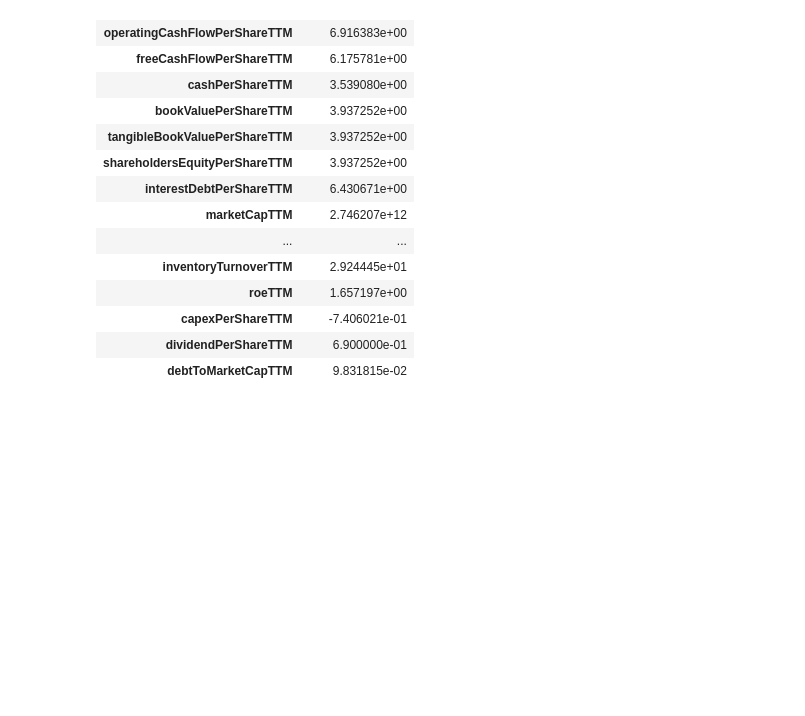
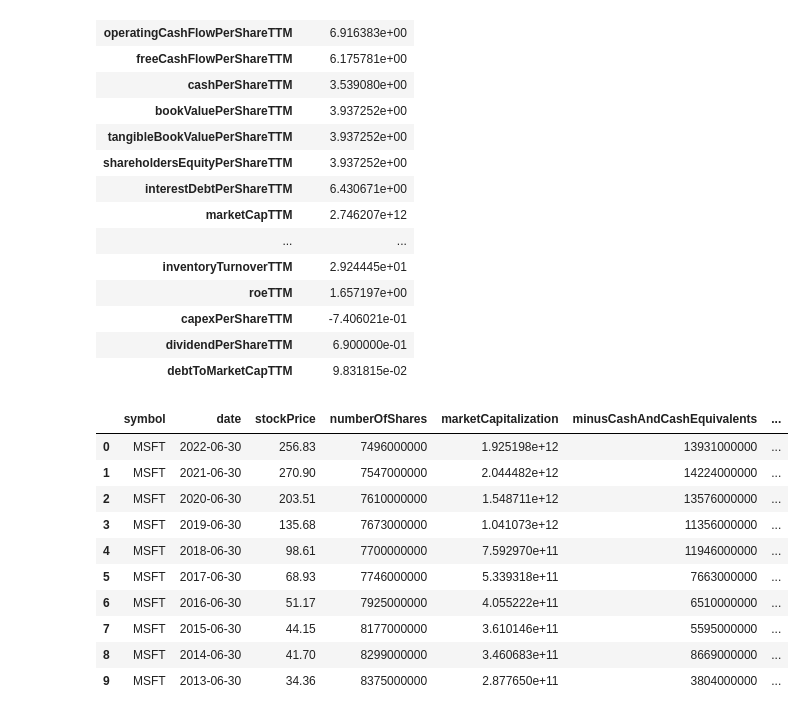
Before and after one commit to mikecai020418/Equity-PriceAnalysis, a Jupyter notebook: project.ipynb, the cells around one changed output. Drawn from its saved outputs; the diff is of its cells as text; code cells hidden in the pictures; blank space fills up the shorter version.

```diff
--- a/project.ipynb
+++ b/project.ipynb
@@ -322,3 +322,38 @@ key_metrics1
 | capexPerShareTTM | -7.406021e-01 |
 | dividendPerShareTTM | 6.900000e-01 |
 | debtToMarketCapTTM | 9.831815e-02 |
+# %%
+def get_enterprise_value(ticker, rate, key, period):
+    """
+    The function creates a dataframe of the enterprise value of a company based on the company's finance statement.
+    It is calculated from market value.
+    ticker: the ticker of the company
+    rate: the number of years of enterprise value
+    key: the API key
+    period: the period of the enterprise value: ttm | annual | quarter
+    Return: a dataframe of the enterprise value
+    """
+    URL = 'https://financialmodelingprep.com/api/v3/enterprise-values/'
+    try:
+        r = requests.get('{}{}?period={}&limit={}&apikey={}'.format(URL,
+                                                                    ticker,
+                                                                    period,
+                                                                    rate,
+                                                                    key))
+        return pd.DataFrame.from_dict(r.json())
+    except requests.exceptions.HTTPError as e:
+        print('Requesting Enterprise Value ERROR: ', str(e))
+# %%
+get_enterprise_value(ticker, rate=10, key=key, period=period)
+# %% [output]
+|  | symbol | date | stockPrice | numberOfShares | marketCapitalization | minusCashAndCashEquivalents | ... |
+| 0 | MSFT | 2022-06-30 | 256.83 | 7496000000 | 1.925198e+12 | 13931000000 | ... |
+| 1 | MSFT | 2021-06-30 | 270.90 | 7547000000 | 2.044482e+12 | 14224000000 | ... |
+| 2 | MSFT | 2020-06-30 | 203.51 | 7610000000 | 1.548711e+12 | 13576000000 | ... |
+| 3 | MSFT | 2019-06-30 | 135.68 | 7673000000 | 1.041073e+12 | 11356000000 | ... |
+| 4 | MSFT | 2018-06-30 | 98.61 | 7700000000 | 7.592970e+11 | 11946000000 | ... |
+| 5 | MSFT | 2017-06-30 | 68.93 | 7746000000 | 5.339318e+11 | 7663000000 | ... |
+| 6 | MSFT | 2016-06-30 | 51.17 | 7925000000 | 4.055222e+11 | 6510000000 | ... |
+| 7 | MSFT | 2015-06-30 | 44.15 | 8177000000 | 3.610146e+11 | 5595000000 | ... |
+| 8 | MSFT | 2014-06-30 | 41.70 | 8299000000 | 3.460683e+11 | 8669000000 | ... |
+| 9 | MSFT | 2013-06-30 | 34.36 | 8375000000 | 2.877650e+11 | 3804000000 | ... |
```
